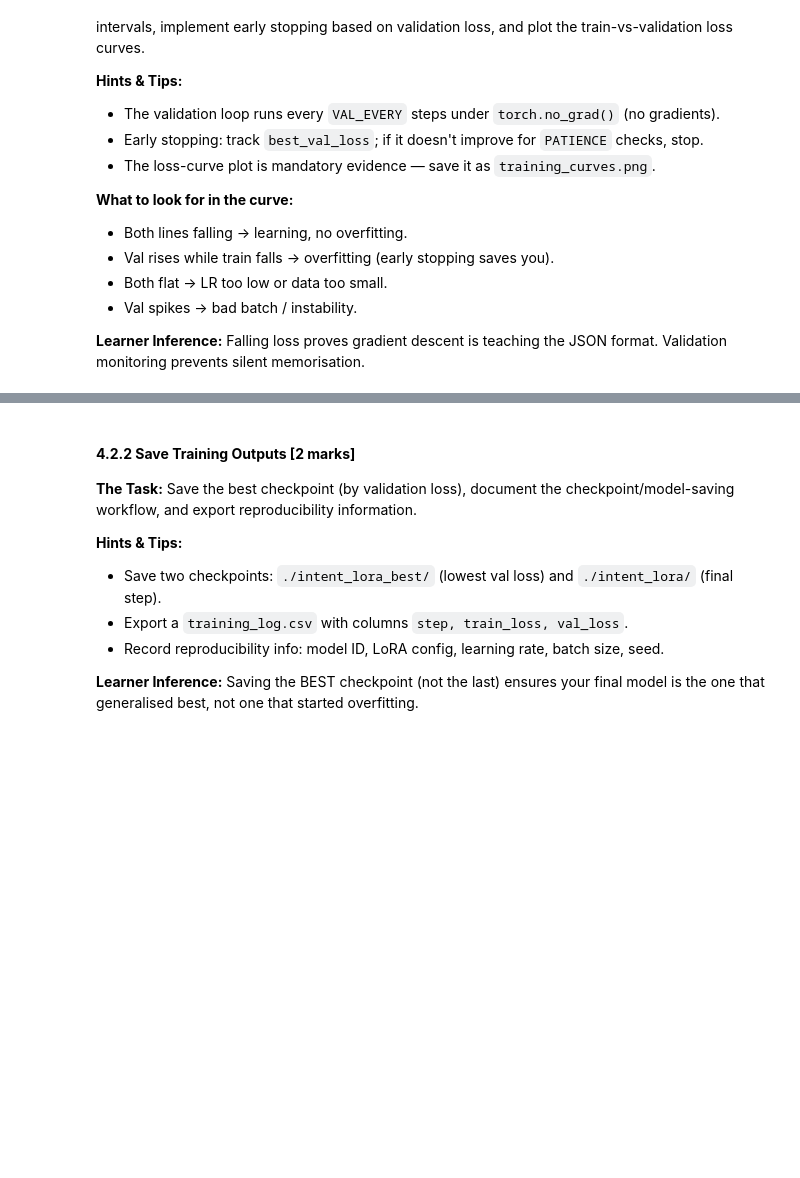
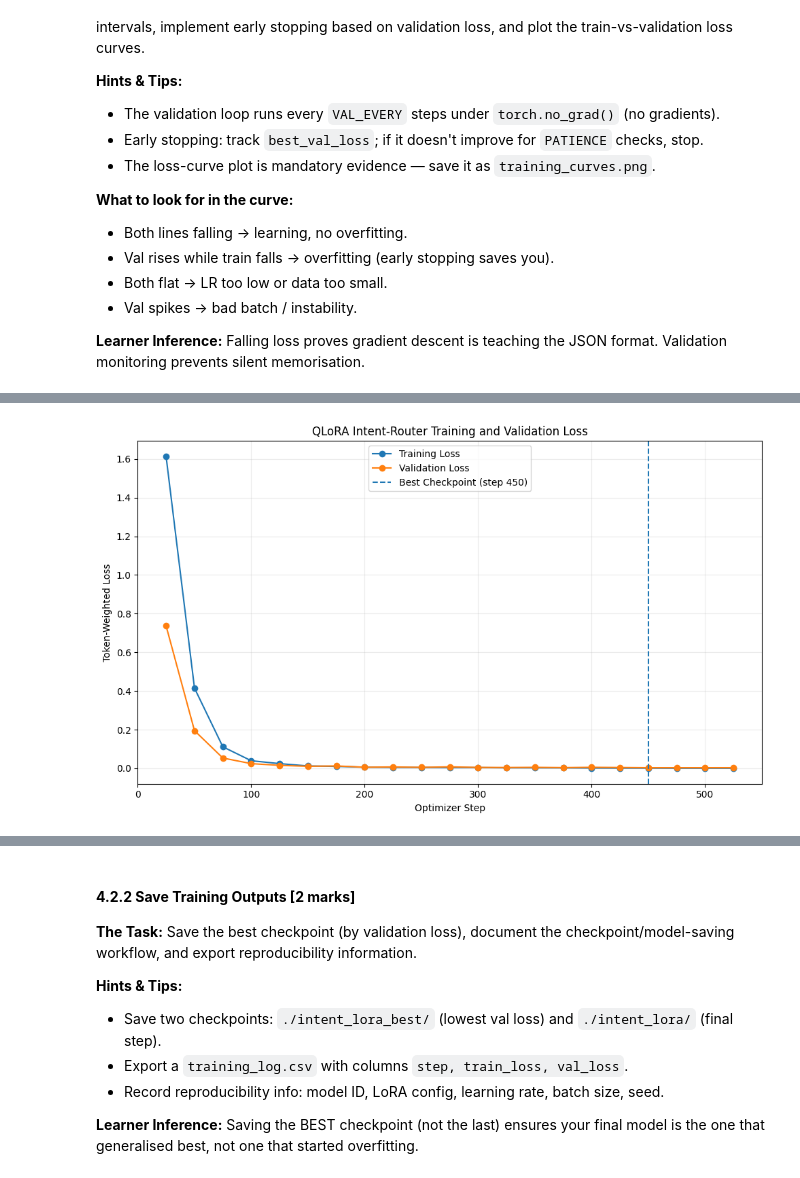
Before and after one commit to akul-bharadwaj/Hybrid-RAG-Customer-Support, a Jupyter notebook: Fine_Tuning_Pipeline.ipynb, the cells around one changed output, grey strips where cells are left out. Drawn from its saved outputs; the diff is of its cells as text; code cells hidden in the pictures; blank space fills up the shorter version.

```diff
--- a/Fine_Tuning_Pipeline.ipynb
+++ b/Fine_Tuning_Pipeline.ipynb
@@ -77,0 +1359,74 @@
+# %%
+# YOUR CODE HERE
+import matplotlib.pyplot as plt
+
+
+if training_log_df.empty:
+    raise RuntimeError(
+        "Training history is empty. Run fine-tuning first."
+    )
+
+
+plt.figure(figsize=(10, 6))
+
+plt.plot(
+    training_log_df["global_step"],
+    training_log_df["train_loss"],
+    marker="o",
+    label="Training Loss"
+)
+
+plt.plot(
+    training_log_df["global_step"],
+    training_log_df["validation_loss"],
+    marker="o",
+    label="Validation Loss"
+)
+
+plt.axvline(
+    best_global_step,
+    linestyle="--",
+    label=(
+        f"Best Checkpoint "
+        f"(step {best_global_step})"
+    )
+)
+
+plt.title(
+    "QLoRA Intent-Router Training and Validation Loss"
+)
+
+plt.xlabel("Optimizer Step")
+plt.ylabel("Token-Weighted Loss")
+plt.legend()
+plt.grid(alpha=0.25)
+plt.tight_layout()
+
+plt.savefig(
+    TRAINING_CURVE_PATH,
+    dpi=200,
+    bbox_inches="tight"
+)
+
+plt.show()
+
+
+print("Training curve saved successfully")
+print(f"Curve path:\n{TRAINING_CURVE_PATH}")
+
+print(
+    f"\nInitial validation loss: "
+    f"{training_log_df['validation_loss'].iloc[0]:.6f}"
+)
+
+print(
+    f"Best validation loss   : "
+    f"{best_validation_loss:.6f}"
+)
+
+print(
+    f"Final validation loss  : "
+    f"{training_log_df['validation_loss'].iloc[-1]:.6f}"
+)
+# %% [output]
+[figure, added]
```
Also changed, not shown: parts of 23 cells of this notebook.
